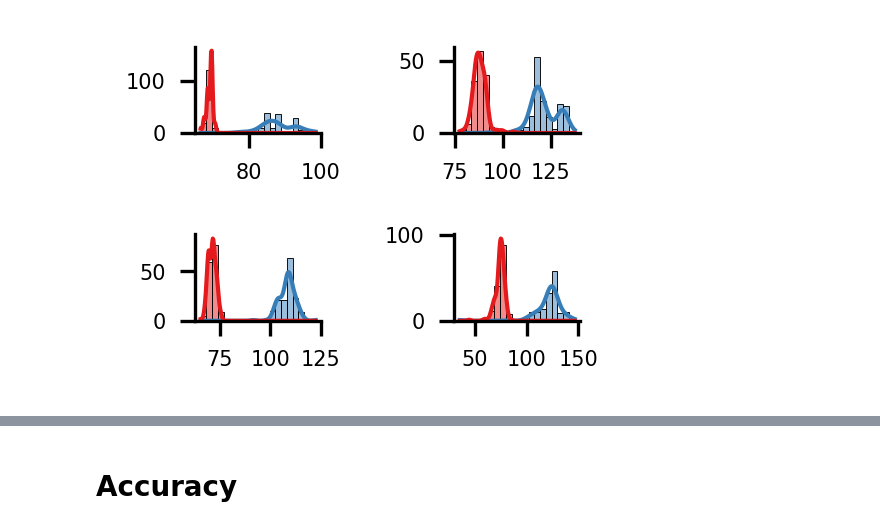
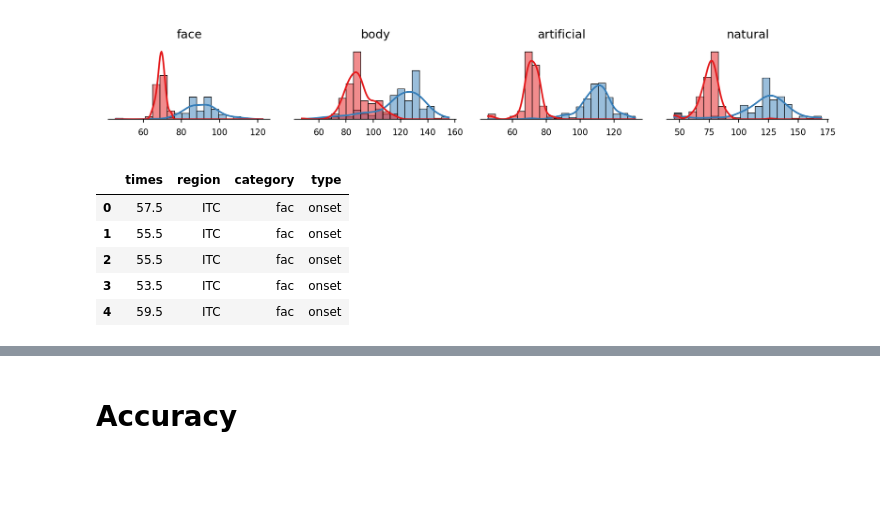
Before and after one commit to mohrabi/sua-categorical-representation, a Jupyter notebook: dec/final-svm-plots.ipynb, the cells around one changed output, grey strips where cells are left out. Cells and saved outputs as stored; diff of their text form; code cells hidden in the pictures; blank space fills up the shorter version.

```diff
--- a/dec/final-svm-plots.ipynb
+++ b/dec/final-svm-plots.ipynb
@@ -41,8 +51,8 @@ for category in ['fac', 'bod', 'art', 'nat']:
     m = np.array(data[region][category])
     m0 = np.array(data[region][category+"0"])
 
-    # m -= m[:, (tim > -50) & (tim < 0)].mean(1).reshape(-1, 1)
-    # m = smooth(m, sigma=10)
+    m -= m[:, (tim > -50) & (tim < 0)].mean(1).reshape(-1, 1)
+    # m = smooth(m, sigma=3)
 
     axs[0].plot(tim, m.mean(0))
     axs[0].fill_between(tim, m.mean(0) + m.std(0), m.mean(0) - m.std(0), alpha=.2, label='_nolegend_')
@@ -112,9 +199,9 @@ fig.tight_layout()
 # %%
 sns.set_palette('Set1')
 
-cm = 1 / 2.54
+mm = 1 / 25.4
 tim = np.arange(-200, 675) + 12.5
-fig, axs = plt.subplots(2, 2, figsize=(14.4 * cm, 8 * cm), dpi=300, sharey=False)
+fig, axs = plt.subplots(1, 4, figsize=(180 * mm, 35 * mm), dpi=200, sharey=False)
 axs = axs.flatten()
 
 for ax, category in zip(axs, ['fac', 'bod', 'art', 'nat']):
@@ -124,8 +211,8 @@ for ax, category in zip(axs, ['fac', 'bod', 'art', 'nat']):
     # mi = data['itc'][category]
     # mp = data['pfc'][category]
 
-    # mi = smooth(mi, sigma=3)
-    # mp = smooth(mp, sigma=3)
+    mi = smooth(mi, sigma=3)
+    mp = smooth(mp, sigma=3)
 
     ax.plot(tim, mi.mean(0), label='itc')
     ax.fill_between(tim, mi.mean(0) + mi.std(0), mi.mean(0) - mi.std(0), alpha=.2, label='_nolegend_')
@@ -136,19 +223,20 @@ for ax, category in zip(axs, ['fac', 'bod', 'art', 'nat']):
 for ax, title in zip(axs.flat, ['face', 'body', 'artificial', 'natural']):
     ax.axvline(0, color='k', ls='dashed', lw=1, alpha=.2, label='_nolegend_')
     ax.axvline(50, color='k', ls='dashed', lw=1, alpha=.2, label='_nolegend_')
-    ax.set_xlim(-10, 450)
+    ax.set_xlim(-50, 450)
     ax.set_ylabel('')
     ax.tick_params(axis='both', which='major', labelsize=6)
     ax.set_title(title, fontsize=7)
+    ax.set_xlabel('time (ms)', fontsize=6)
+    plt.setp(ax.spines.values(), linewidth=.7)
 
 axs[0].legend(frameon=False, fontsize=6)
 axs[0].set_ylabel('dcs [a.u.]', fontsize=6)
-axs[2].set_ylabel('dcs [a.u.]', fontsize=6)
-axs[2].set_xlabel('time (ms)', fontsize=6)
-axs[3].set_xlabel('time (ms)', fontsize=6)
+ax.tick_params(axis='both', which='major', labelsize=5, width=.5, length=2)
+# axs[2].set_ylabel('dcs [a.u.]', fontsize=6)
 
 sns.despine()
 fig.tight_layout()
 
-plt.savefig('dcs-per-category.pdf')
+# plt.savefig('dcs-per-category.pdf')
 # %% [output]
@@ -168,41 +256,49 @@ def fonsets(tim, m, nsw: int=5):
         ht = rm > thresh
         cht = np.convolve(ht, np.ones(nsw), 'same') == nsw
 
-        cht[tim<50] = 0
+        cht[tim<60] = 0
+        cht[tim>200] = 0
+        ind = np.argwhere(cht)
 
-        onsets.extend(tim[np.argwhere(cht)[0] - nsw])
+        if len(ind)==0:
+            onsets.extend([np.nan])
+        else:
+            onsets.extend(tim[ind[0] - nsw])
     return np.array(onsets)
 # %%
-cm = 1 / 2.54
-fig, axs = plt.subplots(2, 2, figsize=(4.75 * cm, 3.5 * cm), dpi=300, sharex=False, sharey=False)
+mm = 1 / 25.4
+fig, axs = plt.subplots(1, 4, figsize=(157 * mm, 30 * mm), dpi=300, sharex=False, sharey=False)
 axs = axs.flatten()
 
 for ax, category in zip(axs, ['fac', 'bod', 'art', 'nat']):
 
       X_itc = data['itc'][category] - data['itc'][category+"0"].mean(0)
       X_pfc = data['pfc'][category] - data['pfc'][category+"0"].mean(0)
 
       nsw = 15
 
       itc_onsets = fonsets(tim, X_itc, nsw)
       pfc_onsets = fonsets(tim, X_pfc, nsw)
 
       df = {'onsets': np.concatenate([itc_onsets, pfc_onsets]),
             'region': np.concatenate([np.full(np.shape(itc_onsets), 'ITC', dtype=object),
                   np.full(np.shape(pfc_onsets), 'PFC', dtype=object)])}
 
       h = sns.histplot(data=df, x='onsets', hue='region', ax=ax, element='bars', kde=True, bins=20, line_kws={'linewidth': 1})
 
 for ax, title in zip(axs.flat, ['face', 'body', 'artificial', 'natural']):
       ax.set_ylabel('')
       ax.set_xlabel('')
+      ax.set_yticks([])
+      # ax.set_xticks([50, 75, 100, 125, 150])
       ax.legend([], frameon=False)
-      ax.tick_params(axis='both', which='major', labelsize=5)
-      # ax.set_title(title, fontsize=7)
+      ax.tick_params(axis='both', which='major', labelsize=5, width=.5, length=2)
+      plt.setp(ax.spines.values(), linewidth=.5)
+      ax.set_title(title, fontsize=7)
 
-sns.despine()
+sns.despine(left=True)
 fig.tight_layout()
 
 plt.savefig('dcs-onsets.pdf')
 # %% [output]
-[figure, old version]
+[figure, new version]
@@ -208,0 +343,25 @@ plt.savefig('dcs-onsets.pdf')
+# %%
+import pandas as pd
+
+n = len(onsets['itc']['fac'])
+df = pd.DataFrame({
+    'times': np.concatenate((onsets['itc']['fac'], onsets['itc']['bod'], onsets['itc']['art'], onsets['itc']['nat'],
+                             onsets['pfc']['fac'], onsets['pfc']['bod'], onsets['pfc']['art'], onsets['pfc']['nat'],
+                             peak_times['itc']['fac'], peak_times['itc']['bod'], peak_times['itc']['art'], peak_times['itc']['nat'],
+                             peak_times['pfc']['fac'], peak_times['pfc']['bod'], peak_times['pfc']['art'], peak_times['pfc']['nat'])),
+    'region': np.concatenate((np.full(4*n, 'ITC', dtype=object), np.full(4*n, 'PFC', dtype=object),
+                              np.full(4*n, 'ITC', dtype=object), np.full(4*n, 'PFC', dtype=object))),
+    'category': np.concatenate((np.full(n, 'fac', dtype=object), np.full(n, 'bod', dtype=object), np.full(n, 'art', dtype=object), np.full(n, 'nat', dtype=object),
+                                np.full(n, 'fac', dtype=object), np.full(n, 'bod', dtype=object), np.full(n, 'art', dtype=object), np.full(n, 'nat', dtype=object),
+                                np.full(n, 'fac', dtype=object), np.full(n, 'bod', dtype=object), np.full(n, 'art', dtype=object), np.full(n, 'nat', dtype=object),
+                                np.full(n, 'fac', dtype=object), np.full(n, 'bod', dtype=object), np.full(n, 'art', dtype=object), np.full(n, 'nat', dtype=object))),
+    'type': np.concatenate((np.full(8*n, 'onset', dtype=object), np.full(8*n, 'peak', dtype=object)))
+})
+df.head()
+# %% [output]
+|  | times | region | category | type |
+| 0 | 57.5 | ITC | fac | onset |
+| 1 | 55.5 | ITC | fac | onset |
+| 2 | 55.5 | ITC | fac | onset |
+| 3 | 53.5 | ITC | fac | onset |
+| 4 | 59.5 | ITC | fac | onset |
```
Also changed, not shown: parts of 23 cells of this notebook, 41 other files.
